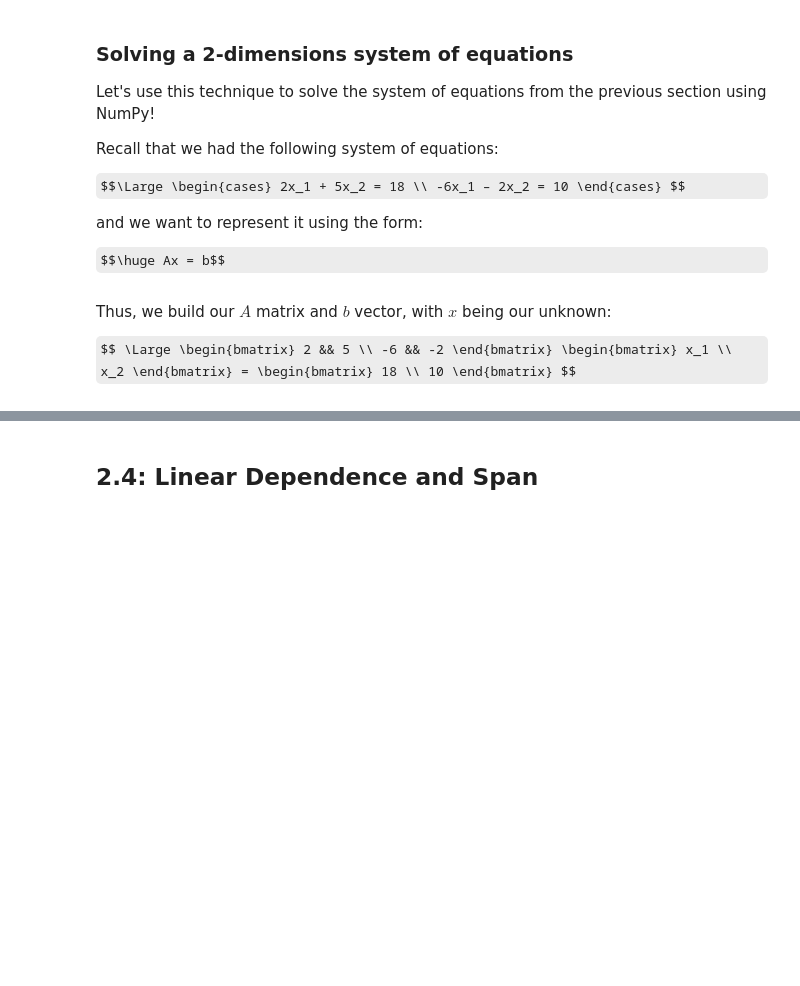
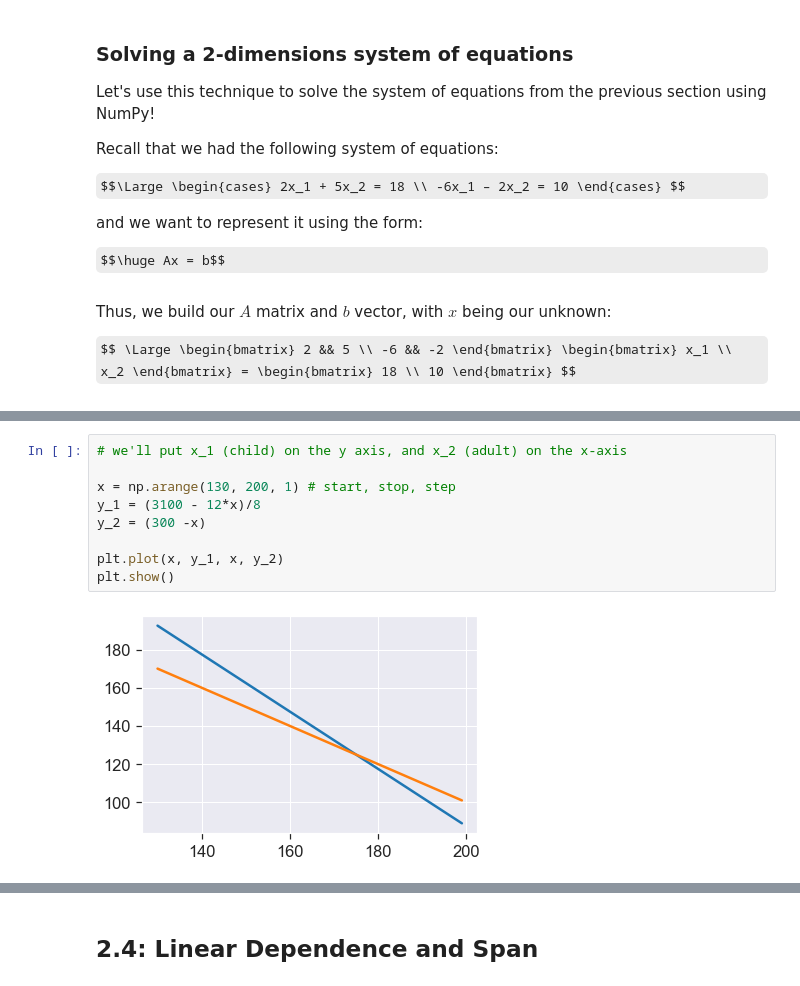
Before and after one commit to wesdoyle/deep-learning-book-notes, a Jupyter notebook: chapter_02_linear_algebra/Notebook 2.1-2.5.ipynb, the cells around one changed output, grey strips where cells are left out. Cells and saved outputs as stored; diff of their text form; some formulas as TeX source; blank space fills up the shorter version.

```diff
--- a/chapter_02_linear_algebra/Notebook 2.1-2.5.ipynb
+++ b/chapter_02_linear_algebra/Notebook 2.1-2.5.ipynb
@@ -739,0 +799,11 @@ Notice what happens when you take the dot product here on the left-hand side: yo
+# %%
+# we'll put x_1 (child) on the y axis, and x_2 (adult) on the x-axis
+
+x = np.arange(130, 200, 1) # start, stop, step
+y_1 = (3100 - 12*x)/8
+y_2 = (300 -x)
+
+plt.plot(x, y_1, x, y_2)
+plt.show()
+# %% [output]
+[figure, added]
```
Also changed, not shown: parts of 13 cells of this notebook.
